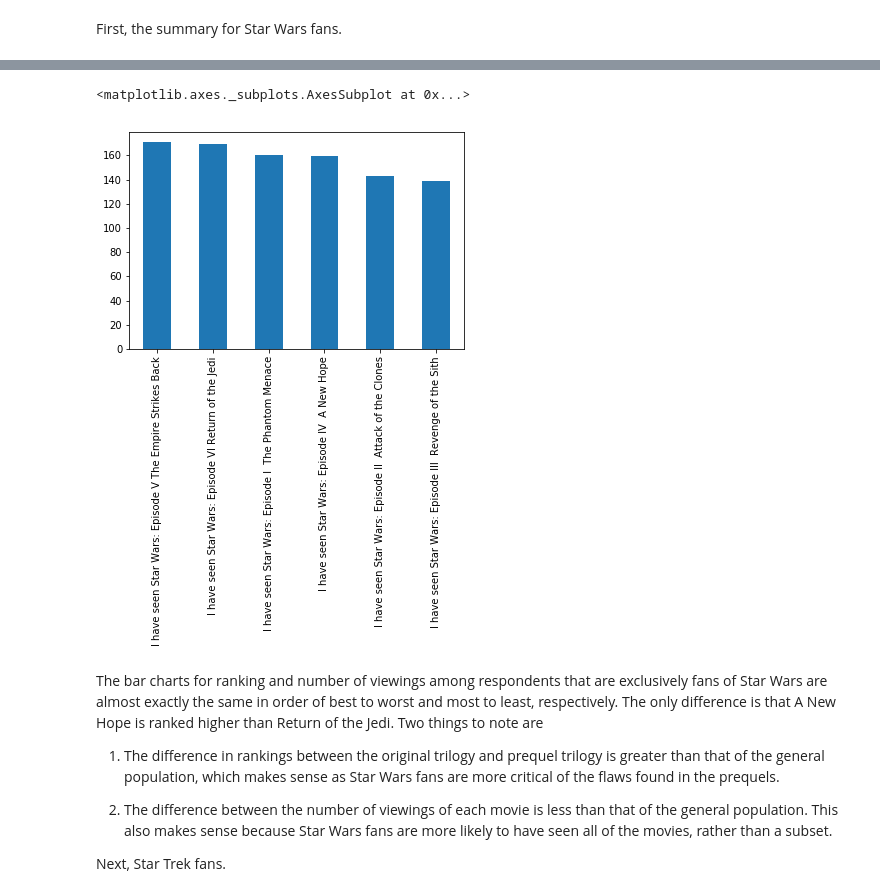
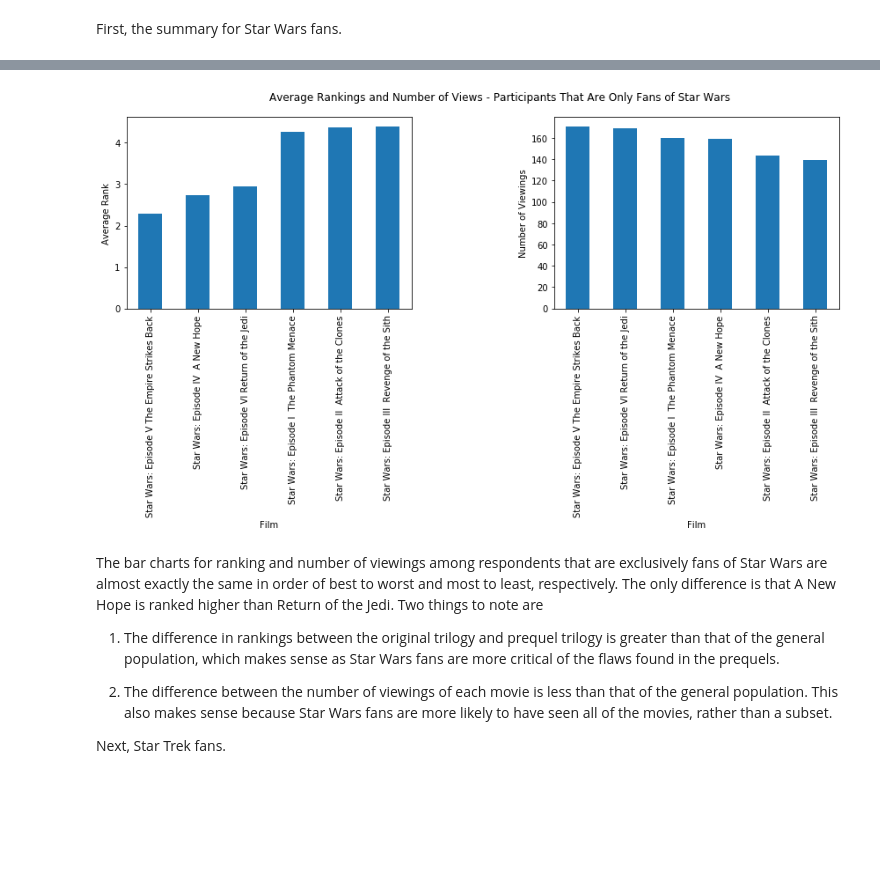
Before and after one commit to the-aaj/portfolio, a Jupyter notebook: Star Wars Survey/Star Wars Survey.ipynb, the cells around one changed output, grey strips where cells are left out. Saved outputs shown, nothing was run; the diff lists cells and outputs as text; code cells hidden in the pictures; blank space fills up the shorter version.

```diff
--- a/Star Wars Survey/Star Wars Survey.ipynb
+++ b/Star Wars Survey/Star Wars Survey.ipynb
@@ -198,11 +194,26 @@ sw_average_rankings.sort_values().plot.bar()
-# %%
-# Calculating the total number of views for each movie for exclusive
-# Star Wars fans and plot them in a bar chart
-sw_total_viewings = strict_sw_fans[strict_sw_fans.columns[3:9]].sum()
-sw_total_viewings.sort_values(ascending=False).plot.bar()
-# %% [output]
-<matplotlib.axes._subplots.AxesSubplot at 0x...>
-[figure, removed]
+# %%
+# Calculating the averages of each film ranking for exclusive fans of Star Wars
+sw_average_rankings = strict_sw_fans[strict_sw_fans.columns[9:15]].mean()
+sw_average_rankings.index = film_names
+
+# Calculating the total number of views for each movie for exclusive Star Wars fans
+sw_total_viewings = strict_sw_fans[strict_sw_fans.columns[3:9]].sum()
+sw_total_viewings.index = film_names
+
+# Creating subplots for the two plots
+fig, (ax1, ax2) = plt.subplots(1,2)
+fig.suptitle('Average Rankings and Number of Views - Participants That Are Only Fans of Star Wars', ha='left')
+
+df = sw_average_rankings.sort_values()
+df.plot(kind='bar', ax=ax1)
+ax1.set(ylabel="Average Rank", xlabel="Film")
+df2 = sw_total_viewings.sort_values(ascending=False)
+df2.plot(kind='bar', ax=ax2)
+ax2.set(ylabel="Number of Viewings", xlabel="Film")
+
+fig.subplots_adjust(right=2,wspace=.5)
+# %% [output]
+[figure, added]
 # %% [markdown]
 The bar charts for ranking and number of viewings among respondents that are exclusively fans of Star Wars are almost exactly the same in order of best to worst and most to least, respectively.  The only difference is that A New Hope is ranked higher than Return of the Jedi.  Two things to note are
 
```
Also changed, not shown: parts of 16 cells of this notebook.
